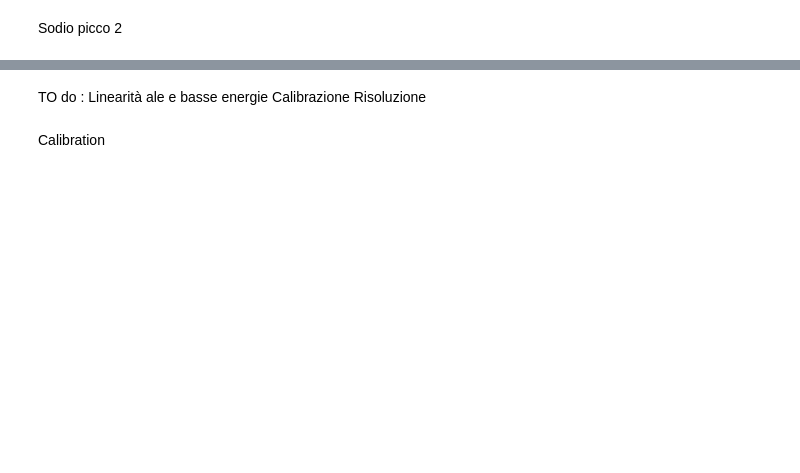
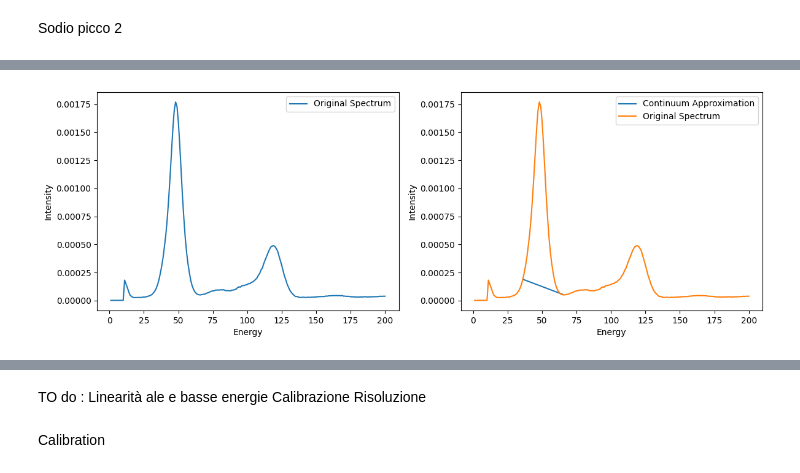
Before and after one commit to francescouni0/FisMedLab, a Jupyter notebook: Spettroscopiagamma/analisinuova.ipynb, the cells around one changed output, grey strips where cells are left out. Drawn from its saved outputs; the diff is of its cells as text; code cells hidden in the pictures; blank space fills up the shorter version.

```diff
--- a/Spettroscopiagamma/analisinuova.ipynb
+++ b/Spettroscopiagamma/analisinuova.ipynb
@@ -557,0 +604,82 @@ print(s)
+# %%
+x=np.linspace(1,2048,2048)
+
+
+x=x[0:200]
+energy=x
+Ba133clean=Ba133clean[0:200]
+intensity=Ba133clean
+
+
+def gaussian(x, amplitude, mean, stddev):
+    return amplitude * np.exp(-(x - mean)**2 / (2 * stddev**2))
+
+Ca_index = 35
+Cb_index = 65
+
+Ca_intensity = intensity[Ca_index]
+Cb_intensity = intensity[Cb_index]
+
+continuum_slope = (Cb_intensity - Ca_intensity) / (Cb_index - Ca_index)
+
+continuum_approximation = Ca_intensity + continuum_slope * (energy - energy[Ca_index])
+continuum_approximation[:Ca_index] = 0
+continuum_approximation[Cb_index:] = 0
+
+subtracted_spectrum = intensity - continuum_approximation
+subtracted_spectrum[:Ca_index] = 0
+subtracted_spectrum[Cb_index:] = 0
+
+initial_params = [np.max(subtracted_spectrum), (Ca_index + Cb_index) / 2, 1.0]
+fit_params, cov = curve_fit(gaussian, energy, subtracted_spectrum, p0=initial_params)
+amplitude_fit, mean_fit, stddev_fit = fit_params
+gaussian_fit = gaussian(energy, amplitude_fit, mean_fit, stddev_fit)
+
+
+E=np.append(E,mean_fit)
+dE=np.append(dE,np.sqrt(cov[1,1]))
+s=np.append(s,stddev_fit)
+ds=np.append(ds,np.sqrt(cov[2,2]))
+cov12=np.append(cov12,cov[1,2])
+
+
+
+plt.figure(figsize=(12, 8))
+
+plt.subplot(2, 2, 1)
+plt.plot(energy, intensity, label='Original Spectrum')
+plt.xlabel('Energy')
+plt.ylabel('Intensity')
+plt.legend()
+
+plt.subplot(2, 2, 2)
+plt.plot(energy[Ca_index:Cb_index], continuum_approximation[Ca_index:Cb_index], label='Continuum Approximation')
+plt.plot(energy, intensity, label='Original Spectrum')
+plt.xlabel('Energy')
+plt.ylabel('Intensity')
+plt.legend()
+
+# Subtracted Spectrum
+#plt.subplot(2, 2, 3)
+#plt.plot(energy, subtracted_spectrum, label='Subtracted Spectrum')
+#plt.xlabel('Energy')
+#plt.ylabel('Intensity')
+#plt.legend()
+plt.legend()
+plt.tight_layout()
+plt.show()
+
+plt.plot(energy, intensity, label='Original Spectrum')
+plt.plot(energy, gaussian_fit, label='Gaussian Fit')
+plt.xlabel('Energy')
+plt.ylabel('Intensity')
+plt.legend()
+plt.show()
+
+
+print(E)
+print(dE)
+print(s)
+print(ds)
+# %% [output]
+[figure, added]
```
Also changed, not shown: parts of 12 cells of this notebook.
